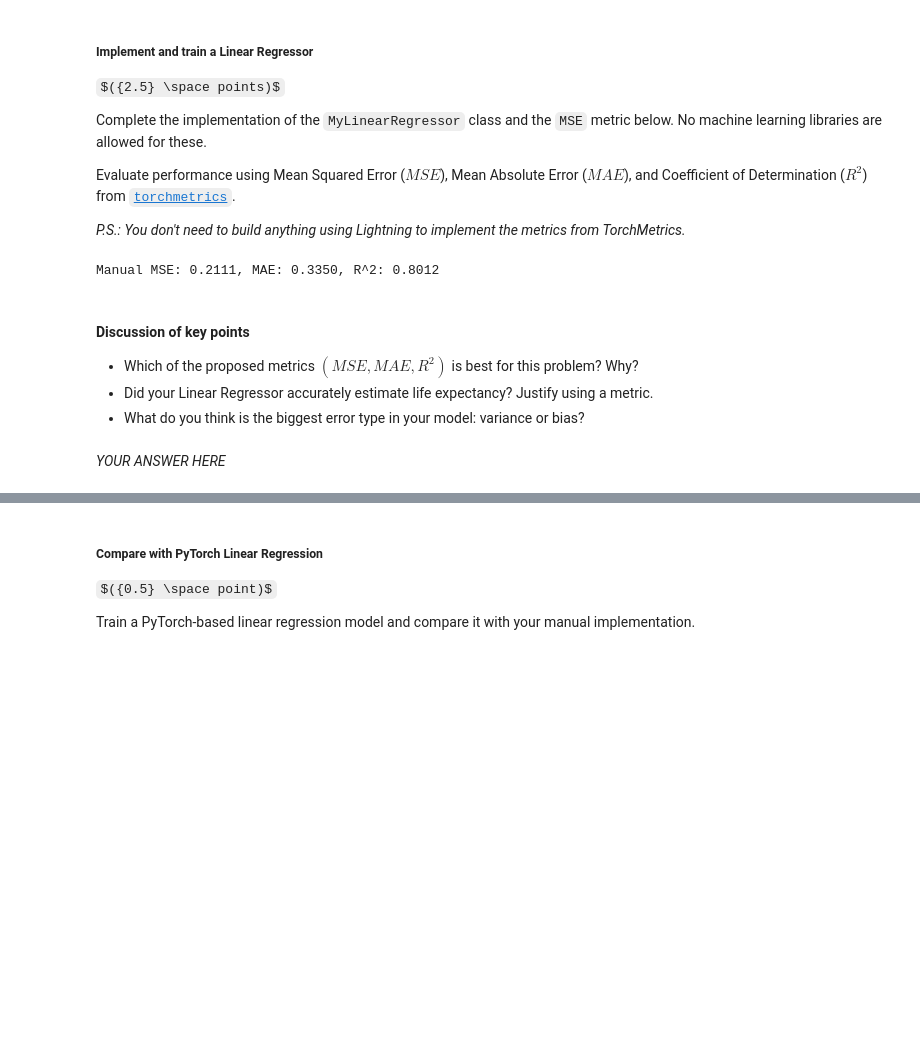
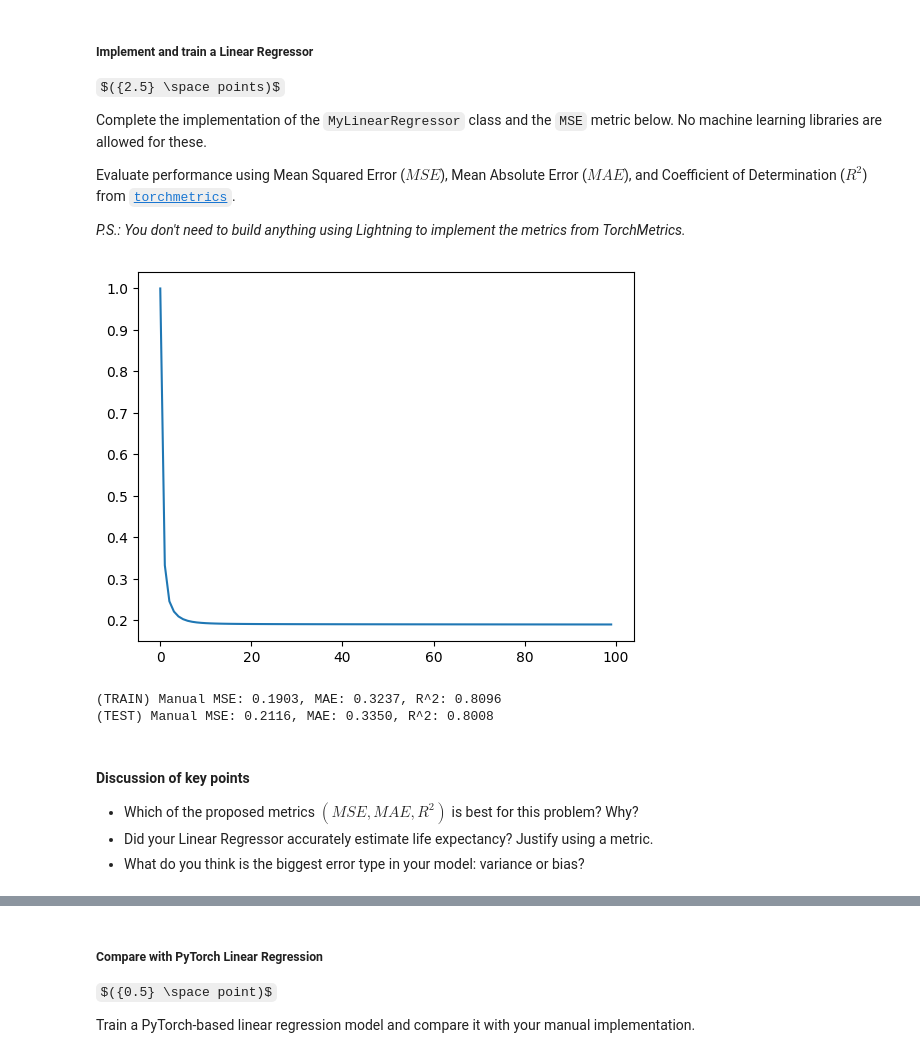
Before and after one commit to THdeCamargoJ/mc886-machine-learning, a Jupyter notebook: assignment_1/mc886_1s2025_assignment_1.ipynb, the cells around one changed output, grey strips where cells are left out. Saved outputs shown, nothing was run; the diff lists cells and outputs as text; code cells hidden in the pictures; some formulas as TeX source; blank space fills up the shorter version.

```diff
--- a/assignment_1/mc886_1s2025_assignment_1.ipynb
+++ b/assignment_1/mc886_1s2025_assignment_1.ipynb
@@ -322,41 +327,58 @@ class MyLinearRegressor:
         self.bias = None
 
     def fit(self, X, y):
         # Initialize weights and bias to zeros
         n_samples, n_features = X.shape
         self.weights = torch.zeros(n_features, 1, dtype=torch.float32)
         self.bias = torch.zeros(1, dtype=torch.float32)
+        losses = []
 
         # Gradient descent loop
-        for _ in range(self.max_iter):
+        for epoch in range(self.max_iter):
             y_pred = self.predict(X)
+            if epoch % 10 == 0:
+                losses.append(MSE(y, y_pred))
             grad_w = (2 / n_samples) * X.T @ (y_pred - y)
             grad_b = (2 / n_samples) * torch.sum(y_pred - y)
 
             # Update weights and bias by stepping in the opposite direction of the gradient
             self.weights -= self.learning_rate * grad_w
             self.bias -= self.learning_rate * grad_b
 
+        plt.plot(range(len(losses)), losses)
+        plt.show()
+
     def predict(self, X):
         # Linear equation: y = X * weights + bias
         return X @ self.weights + self.bias
 
+# Remove irrelevant features (YEAR, POPULATION) for the manual regressor
+X = torch.tensor(df.drop(["Life expectancy", "Year", "Population"], axis=1).values, dtype=torch.float32)
+X_train, X_test, y_train, y_test, _, _, _, _ = split_sets(X, y)
+
 # Train the manual regressor on the training data
 regressor = MyLinearRegressor(learning_rate=0.01, max_iter=1000)
 regressor.fit(X_train, y_train)
+y_pred_manual = regressor.predict(X_train)
+
+mse_manual = MSE(y_train,y_pred_manual)
+mae_manual = MAE(y_train,y_pred_manual)
+r2_manual = R2(y_train, y_pred_manual)
+print(f"(TRAIN) Manual MSE: {mse_manual:.4f}, MAE: {mae_manual:.4f}, R^2: {r2_manual:.4f}")
+
+
 y_pred_manual = regressor.predict(X_test)
-
 # Calculate metrics for the manual regressor
 mse_manual = MSE(y_test, y_pred_manual)
 mae_manual = MAE(y_test, y_pred_manual)
 r2_manual = R2(y_test, y_pred_manual)
-print(f"Manual MSE: {mse_manual:.4f}, MAE: {mae_manual:.4f}, R^2: {r2_manual:.4f}")
+print(f"(TEST) Manual MSE: {mse_manual:.4f}, MAE: {mae_manual:.4f}, R^2: {r2_manual:.4f}")
 # %% [output]
+[figure, added]
-Manual MSE: 0.2111, MAE: 0.3350, R^2: 0.8012
+(TRAIN) Manual MSE: 0.1903, MAE: 0.3237, R^2: 0.8096
+(TEST) Manual MSE: 0.2116, MAE: 0.3350, R^2: 0.8008
 # %% [markdown]
 #### **Discussion of key points**
 - Which of the proposed metrics $(MSE, MAE, R^{2})$ is best for this problem? Why?
 - Did your Linear Regressor accurately estimate life expectancy? Justify using a metric.
 - What do you think is the biggest error type in your model: variance or bias?
-# %% [markdown]
-*YOUR ANSWER HERE*
```
Also changed, not shown: parts of 6 cells of this notebook.
